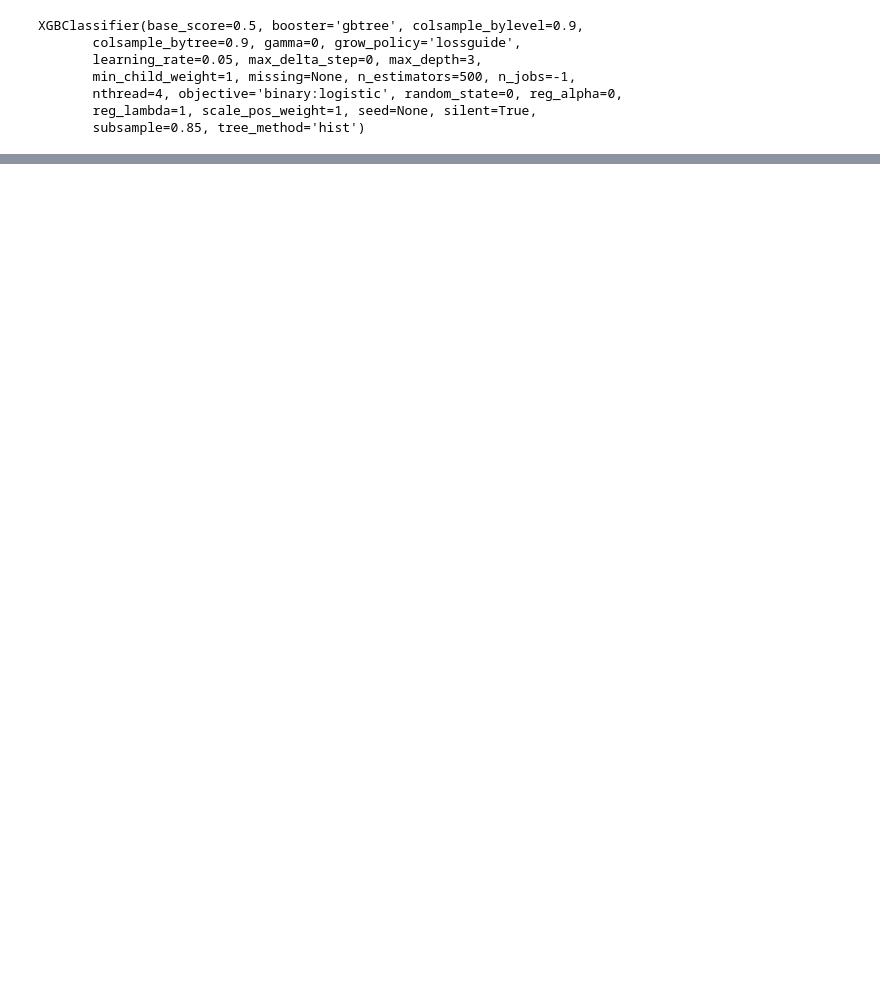
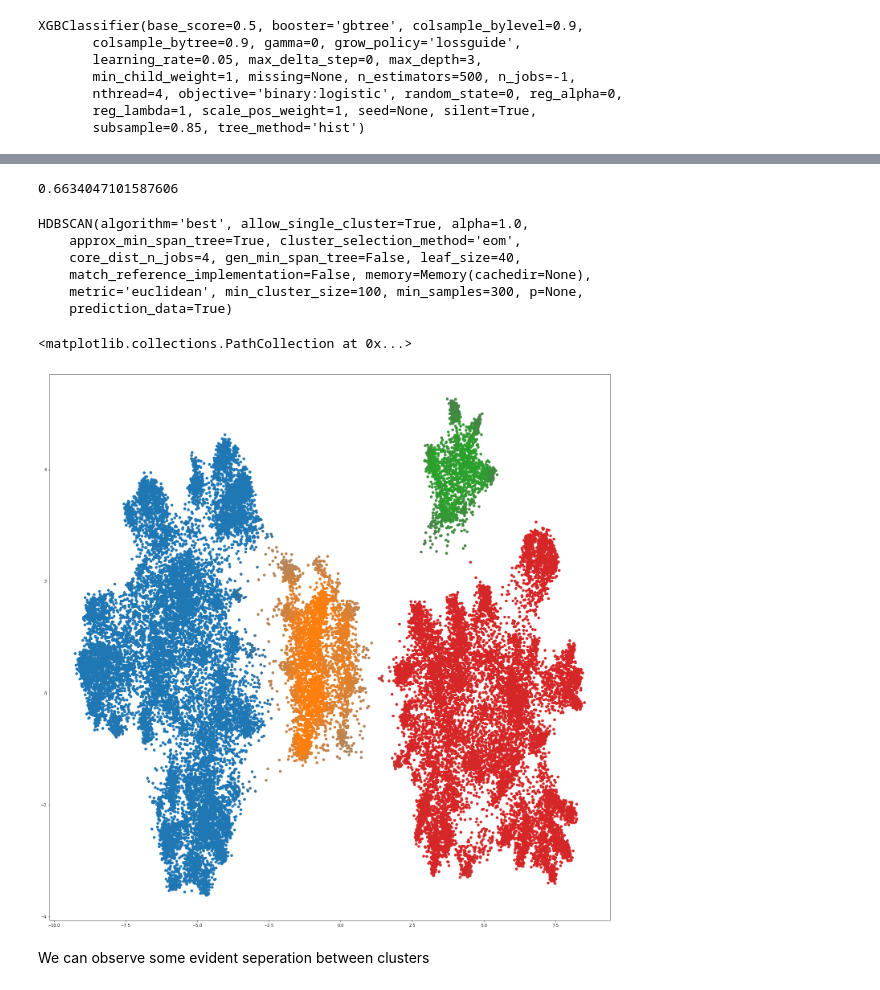
Before and after one commit to Monketo/performbank, a Jupyter notebook: hw5-mutibank-classification.ipynb, the cells around one changed output, grey strips where cells are left out. Cells and saved outputs as stored; diff of their text form; code cells hidden in the pictures; blank space fills up the shorter version.

```diff
--- a/hw5-mutibank-classification.ipynb
+++ b/hw5-mutibank-classification.ipynb
@@ -905,0 +1145,28 @@ See the caveats in the documentation: http://pandas.pydata.org/pandas-docs/stabl
+# %%
+scores_reduced.mean()
+# %% [output]
+0.6634047101587606
+# %%
+clust = HDBSCAN(min_samples=300,min_cluster_size=100,allow_single_cluster=True,prediction_data=True)
+# %%
+clust.fit(data_reduced)
+# %% [output]
+HDBSCAN(algorithm='best', allow_single_cluster=True, alpha=1.0,
+    approx_min_span_tree=True, cluster_selection_method='eom',
+    core_dist_n_jobs=4, gen_min_span_tree=False, leaf_size=40,
+    match_reference_implementation=False, memory=Memory(cachedir=None),
+    metric='euclidean', min_cluster_size=100, min_samples=300, p=None,
+    prediction_data=True)
+# %%
+import seaborn as sns
+palette = sns.color_palette(n_colors=len(set(clust.labels_)))
+# %%
+cluster_colors = [sns.desaturate(palette[col], sat) if col >= 0 else (0.5, 0.5, 0.5) for col, sat in zip(clust.labels_, clust.probabilities_)]
+# %%
+fig,axis = plt.subplots(figsize=(25,25))
+plt.scatter(data_reduced.T[0], data_reduced.T[1], c=cluster_colors)
+# %% [output]
+<matplotlib.collections.PathCollection at 0x...>
+[figure, added]
+# %% [markdown]
+We can observe some evident seperation between clusters
```
Also changed, not shown: parts of 134 cells of this notebook.
